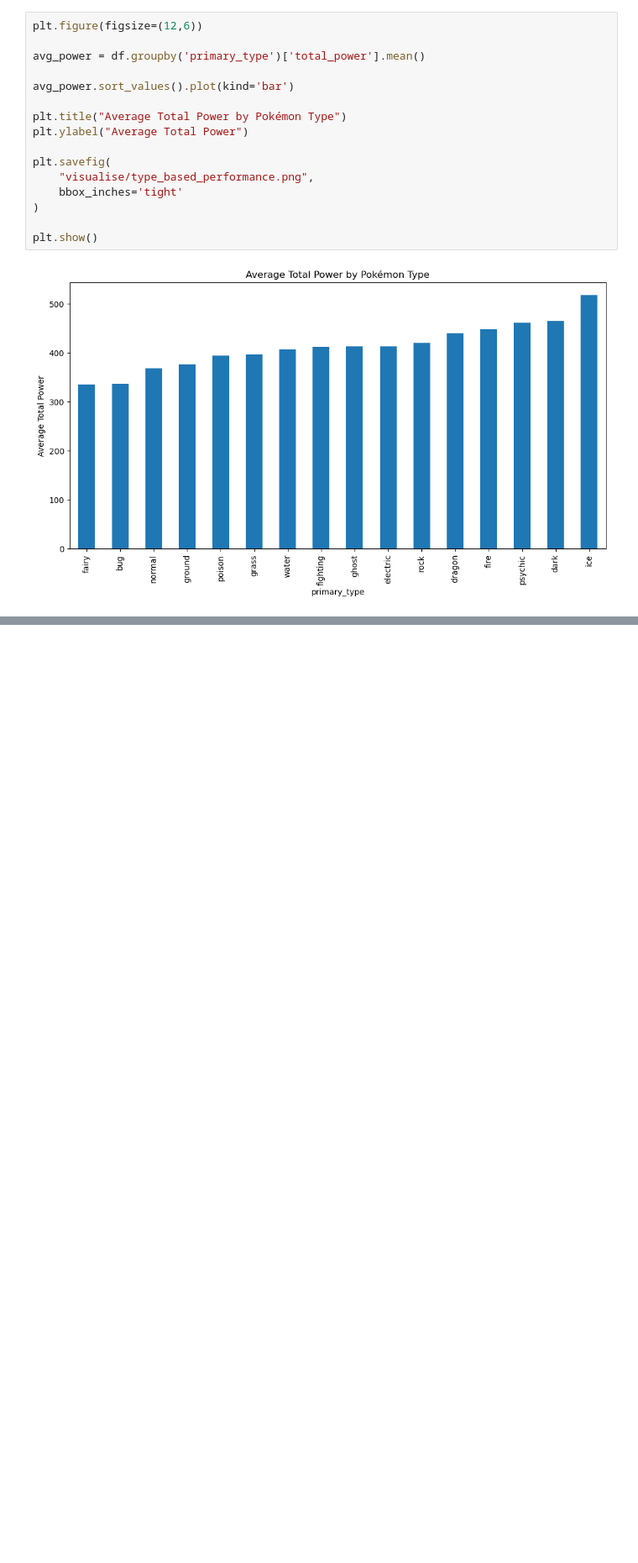
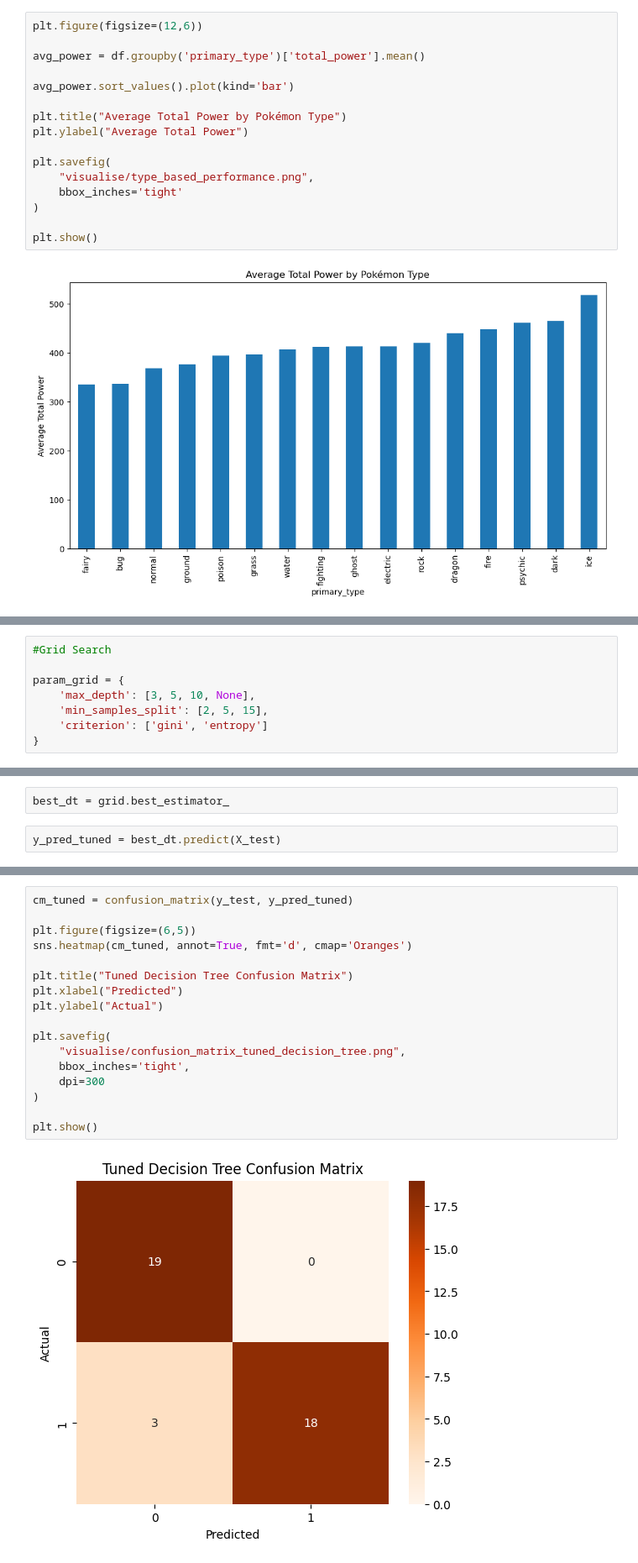
Before and after one commit to Vansh13code/pokemon, a Jupyter notebook: main.ipynb, the cells around one changed output, grey strips where cells are left out. Shown at 84% size. Drawn from its saved outputs; the diff is of its cells as text; blank space fills up the shorter version.

```diff
--- a/main.ipynb
+++ b/main.ipynb
@@ -279,0 +600,8 @@ plt.show()
+# %%
+#Grid Search
+
+param_grid = {
+    'max_depth': [3, 5, 10, None],
+    'min_samples_split': [2, 5, 15],
+    'criterion': ['gini', 'entropy']
+}
@@ -279,0 +633,4 @@ plt.show()
+# %%
+best_dt = grid.best_estimator_
+# %%
+y_pred_tuned = best_dt.predict(X_test)
@@ -279,0 +652,19 @@ plt.show()
+# %%
+cm_tuned = confusion_matrix(y_test, y_pred_tuned)
+
+plt.figure(figsize=(6,5))
+sns.heatmap(cm_tuned, annot=True, fmt='d', cmap='Oranges')
+
+plt.title("Tuned Decision Tree Confusion Matrix")
+plt.xlabel("Predicted")
+plt.ylabel("Actual")
+
+plt.savefig(
+    "visualise/confusion_matrix_tuned_decision_tree.png",
+    bbox_inches='tight',
+    dpi=300
+)
+
+plt.show()
+# %% [output]
+[figure, added]
```
Also changed, not shown: parts of 38 cells of this notebook, 9 other files.
